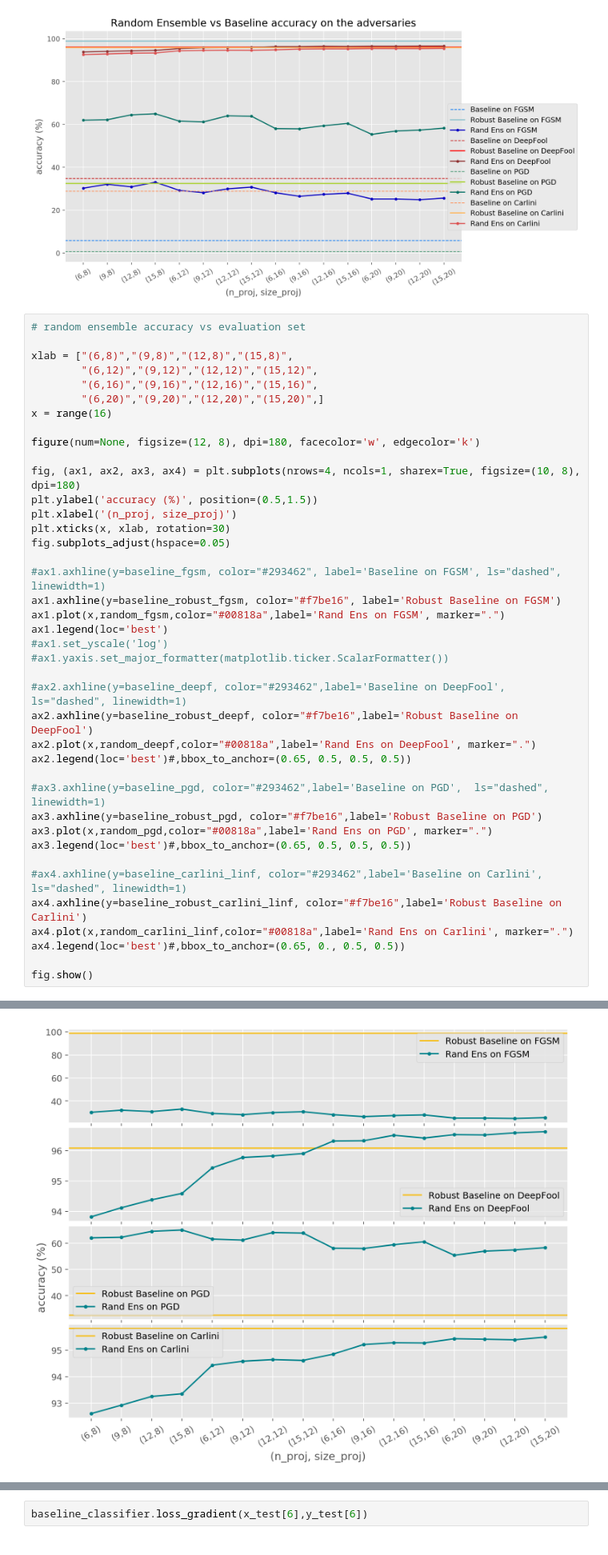
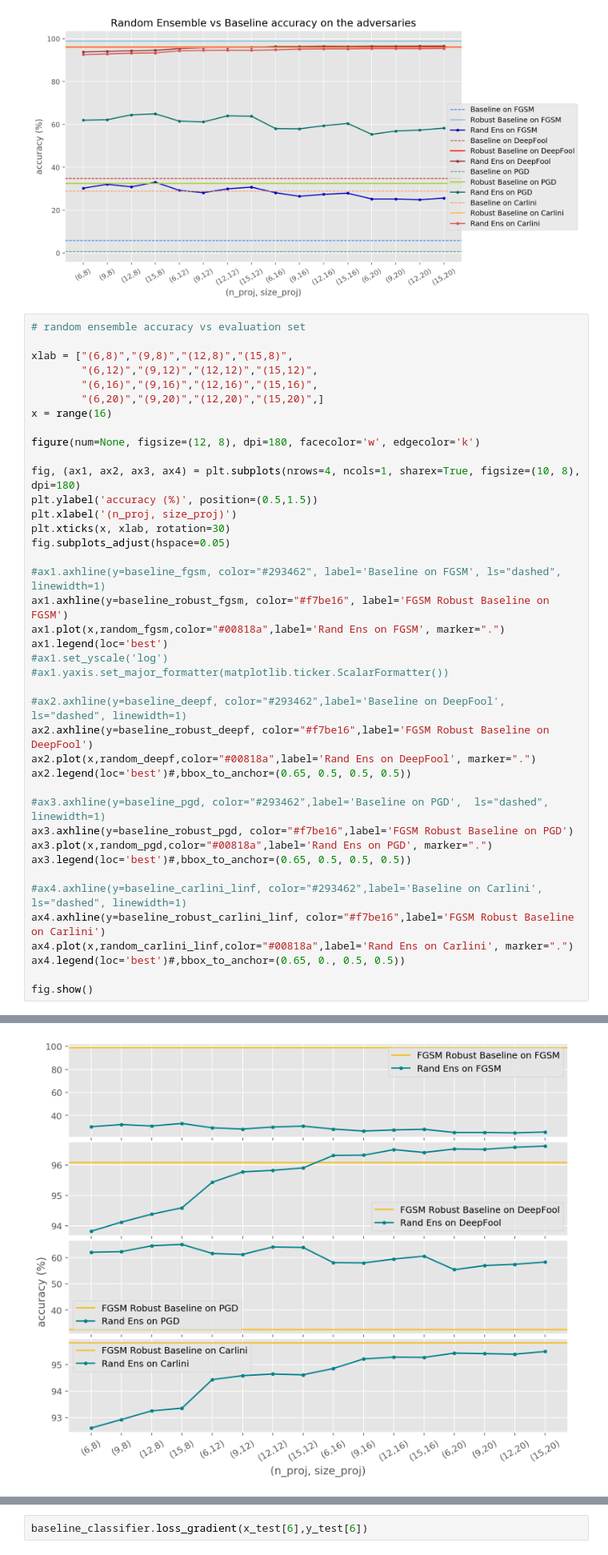
Before and after one commit to ginevracoal/adversarial_examples, a Jupyter notebook: notebooks/plots.ipynb, the cells around one changed output, grey strips where cells are left out. Shown at 80% size. Saved outputs shown, nothing was run; the diff lists cells and outputs as text.

```diff
--- a/notebooks/plots.ipynb
+++ b/notebooks/plots.ipynb
@@ -141,38 +141,38 @@ x = range(16)
 
 figure(num=None, figsize=(12, 8), dpi=180, facecolor='w', edgecolor='k')
 
 fig, (ax1, ax2, ax3, ax4) = plt.subplots(nrows=4, ncols=1, sharex=True, figsize=(10, 8), dpi=180)
 plt.ylabel('accuracy (%)', position=(0.5,1.5))
 plt.xlabel('(n_proj, size_proj)')
 plt.xticks(x, xlab, rotation=30)
 fig.subplots_adjust(hspace=0.05)
 
 #ax1.axhline(y=baseline_fgsm, color="#293462", label='Baseline on FGSM', ls="dashed", linewidth=1)
-ax1.axhline(y=baseline_robust_fgsm, color="#f7be16", label='Robust Baseline on FGSM')
+ax1.axhline(y=baseline_robust_fgsm, color="#f7be16", label='FGSM Robust Baseline on FGSM')
 ax1.plot(x,random_fgsm,color="#00818a",label='Rand Ens on FGSM', marker=".")
 ax1.legend(loc='best')
 #ax1.set_yscale('log')
 #ax1.yaxis.set_major_formatter(matplotlib.ticker.ScalarFormatter())
 
 #ax2.axhline(y=baseline_deepf, color="#293462",label='Baseline on DeepFool',  ls="dashed", linewidth=1)
-ax2.axhline(y=baseline_robust_deepf, color="#f7be16",label='Robust Baseline on DeepFool')
+ax2.axhline(y=baseline_robust_deepf, color="#f7be16",label='FGSM Robust Baseline on DeepFool')
 ax2.plot(x,random_deepf,color="#00818a",label='Rand Ens on DeepFool', marker=".")
 ax2.legend(loc='best')#,bbox_to_anchor=(0.65, 0.5, 0.5, 0.5))
 
 #ax3.axhline(y=baseline_pgd, color="#293462",label='Baseline on PGD',  ls="dashed", linewidth=1)
-ax3.axhline(y=baseline_robust_pgd, color="#f7be16",label='Robust Baseline on PGD')
+ax3.axhline(y=baseline_robust_pgd, color="#f7be16",label='FGSM Robust Baseline on PGD')
 ax3.plot(x,random_pgd,color="#00818a",label='Rand Ens on PGD', marker=".")
 ax3.legend(loc='best')#,bbox_to_anchor=(0.65, 0.5, 0.5, 0.5))
 
 #ax4.axhline(y=baseline_carlini_linf, color="#293462",label='Baseline on Carlini',  ls="dashed", linewidth=1)
-ax4.axhline(y=baseline_robust_carlini_linf, color="#f7be16",label='Robust Baseline on Carlini')
+ax4.axhline(y=baseline_robust_carlini_linf, color="#f7be16",label='FGSM Robust Baseline on Carlini')
 ax4.plot(x,random_carlini_linf,color="#00818a",label='Rand Ens on Carlini', marker=".")
 ax4.legend(loc='best')#,bbox_to_anchor=(0.65, 0., 0.5, 0.5))
 
 fig.show()
 # %% [output]
 <Figure size 2160x1440 with 0 Axes>
-[figure, old version]
+[figure, new version]
 # %%
 # data
 baseline_fgsm = 24.17
```
Also changed, not shown: parts of 2 cells of this notebook, 1 other file.
